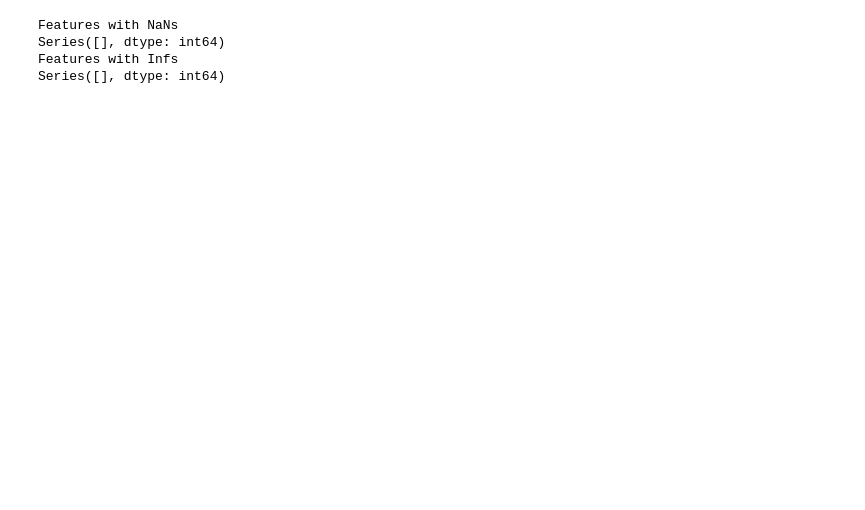
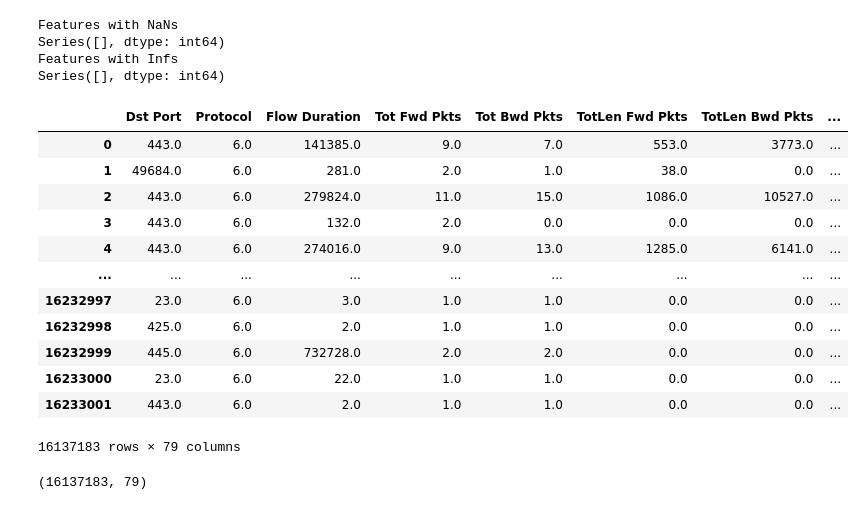
Before and after one commit to IamAdite/CiCIDS2017n2018MLSTUDY, a Jupyter notebook: cicids2018_prep/cicids2018_prep.ipynb, the cells around one changed output. Saved outputs shown, nothing was run; the diff lists cells and outputs as text; code cells hidden in the pictures; blank space fills up the shorter version.

```diff
--- a/cicids2018_prep/cicids2018_prep.ipynb
+++ b/cicids2018_prep/cicids2018_prep.ipynb
@@ -303,3 +361,23 @@ Features with NaNs
 Series([], dtype: int64)
 Features with Infs
 Series([], dtype: int64)
+# %%
+df
+# %% [output]
+|  | Dst Port | Protocol | Flow Duration | Tot Fwd Pkts | Tot Bwd Pkts | TotLen Fwd Pkts | TotLen Bwd Pkts | ... |
+| 0 | 443.0 | 6.0 | 141385.0 | 9.0 | 7.0 | 553.0 | 3773.0 | ... |
+| 1 | 49684.0 | 6.0 | 281.0 | 2.0 | 1.0 | 38.0 | 0.0 | ... |
+| 2 | 443.0 | 6.0 | 279824.0 | 11.0 | 15.0 | 1086.0 | 10527.0 | ... |
+| 3 | 443.0 | 6.0 | 132.0 | 2.0 | 0.0 | 0.0 | 0.0 | ... |
+| 4 | 443.0 | 6.0 | 274016.0 | 9.0 | 13.0 | 1285.0 | 6141.0 | ... |
+| ... | ... | ... | ... | ... | ... | ... | ... | ... |
+| 16232997 | 23.0 | 6.0 | 3.0 | 1.0 | 1.0 | 0.0 | 0.0 | ... |
+| 16232998 | 425.0 | 6.0 | 2.0 | 1.0 | 1.0 | 0.0 | 0.0 | ... |
+| 16232999 | 445.0 | 6.0 | 732728.0 | 2.0 | 2.0 | 0.0 | 0.0 | ... |
+| 16233000 | 23.0 | 6.0 | 22.0 | 1.0 | 1.0 | 0.0 | 0.0 | ... |
+| 16233001 | 443.0 | 6.0 | 2.0 | 1.0 | 1.0 | 0.0 | 0.0 | ... |
+16137183 rows × 79 columns
+# %%
+df.shape
+# %% [output]
+(16137183, 79)
```
Also changed, not shown: parts of 26 cells of this notebook.
